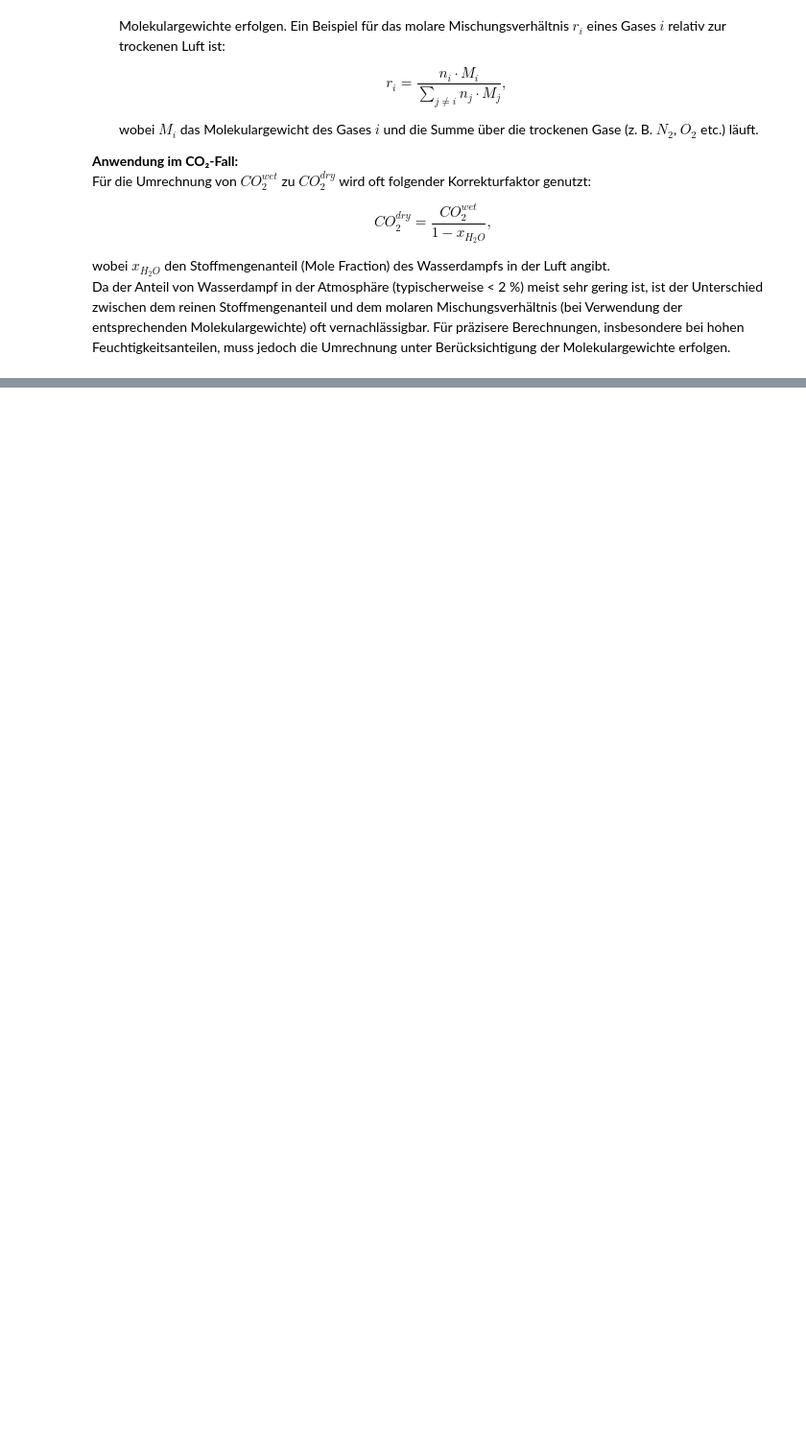
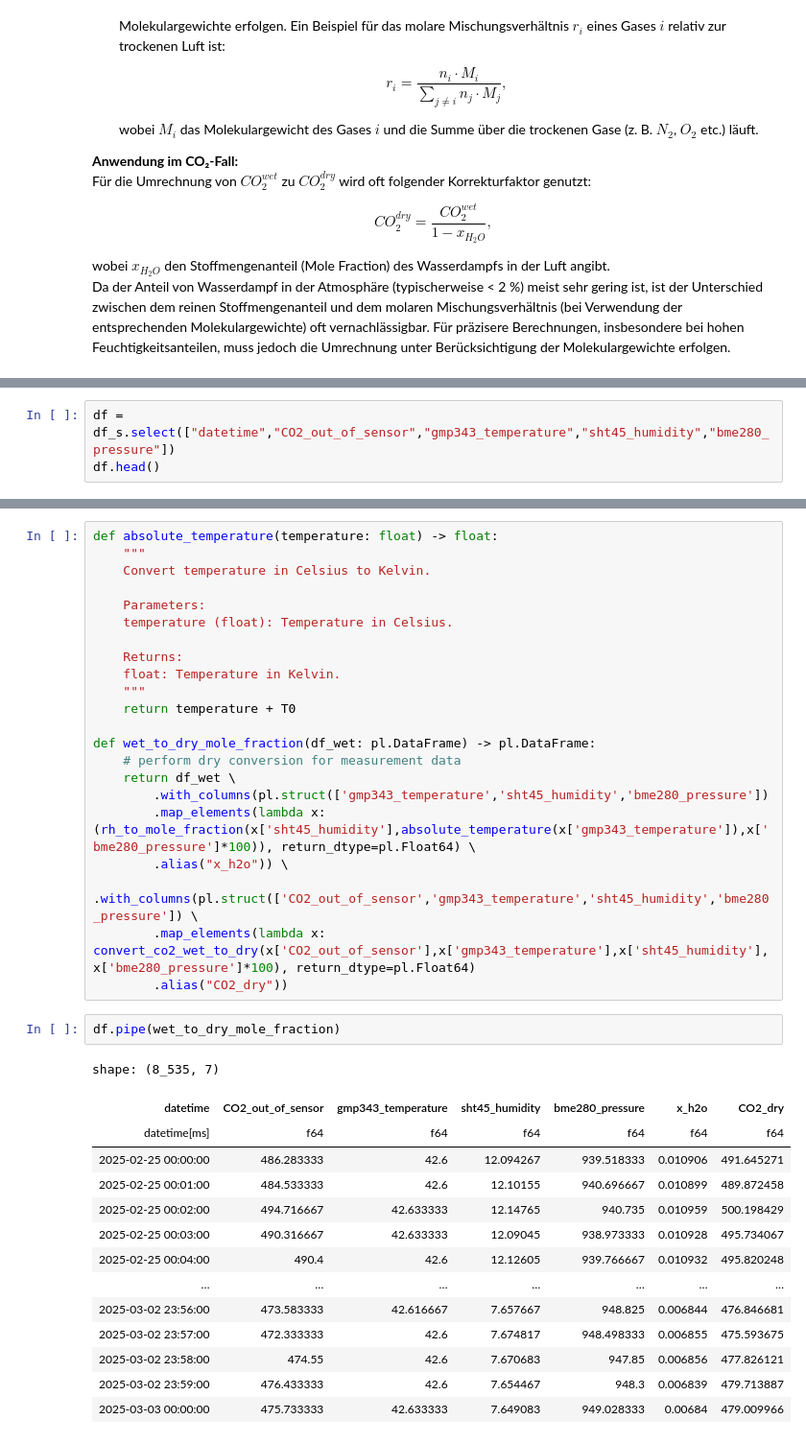
Before and after one commit to tum-esm/HES-2-Praktikum, a Jupyter notebook: notebooks/1_Dilution_Correction.ipynb, the cells around one changed output, grey strips where cells are left out. Shown at 96% size. Saved outputs shown, nothing was run; the diff lists cells and outputs as text; blank space fills up the shorter version.

```diff
--- a/notebooks/1_Dilution_Correction.ipynb
+++ b/notebooks/1_Dilution_Correction.ipynb
@@ -582,0 +561,3 @@ Da der Anteil von Wasserdampf in der Atmosphäre (typischerweise < 2 %) meist se
+# %%
+df = df_s.select(["datetime","CO2_out_of_sensor","gmp343_temperature","sht45_humidity","bme280_pressure"])
+df.head()
@@ -582,0 +573,39 @@ Da der Anteil von Wasserdampf in der Atmosphäre (typischerweise < 2 %) meist se
+# %%
+def absolute_temperature(temperature: float) -> float:
+    """
+    Convert temperature in Celsius to Kelvin.
+
+    Parameters:
+    temperature (float): Temperature in Celsius.
+
+    Returns:
+    float: Temperature in Kelvin.
+    """
+    return temperature + T0
+
+def wet_to_dry_mole_fraction(df_wet: pl.DataFrame) -> pl.DataFrame:
+    # perform dry conversion for measurement data
+    return df_wet \
+        .with_columns(pl.struct(['gmp343_temperature','sht45_humidity','bme280_pressure'])
+        .map_elements(lambda x: (rh_to_mole_fraction(x['sht45_humidity'],absolute_temperature(x['gmp343_temperature']),x['bme280_pressure']*100)), return_dtype=pl.Float64) \
+        .alias("x_h2o")) \
+        .with_columns(pl.struct(['CO2_out_of_sensor','gmp343_temperature','sht45_humidity','bme280_pressure']) \
+        .map_elements(lambda x: convert_co2_wet_to_dry(x['CO2_out_of_sensor'],x['gmp343_temperature'],x['sht45_humidity'],x['bme280_pressure']*100), return_dtype=pl.Float64)
+        .alias("CO2_dry"))
+# %%
+df.pipe(wet_to_dry_mole_fraction)
+# %% [output]
+shape: (8_535, 7)
+| datetime | CO2_out_of_sensor | gmp343_temperature | sht45_humidity | bme280_pressure | x_h2o | CO2_dry |
+| datetime[ms] | f64 | f64 | f64 | f64 | f64 | f64 |
+| 2025-02-25 00:00:00 | 486.283333 | 42.6 | 12.094267 | 939.518333 | 0.010906 | 491.645271 |
+| 2025-02-25 00:01:00 | 484.533333 | 42.6 | 12.10155 | 940.696667 | 0.010899 | 489.872458 |
+| 2025-02-25 00:02:00 | 494.716667 | 42.633333 | 12.14765 | 940.735 | 0.010959 | 500.198429 |
+| 2025-02-25 00:03:00 | 490.316667 | 42.633333 | 12.09045 | 938.973333 | 0.010928 | 495.734067 |
+| 2025-02-25 00:04:00 | 490.4 | 42.6 | 12.12605 | 939.766667 | 0.010932 | 495.820248 |
+| … | … | … | … | … | … | … |
+| 2025-03-02 23:56:00 | 473.583333 | 42.616667 | 7.657667 | 948.825 | 0.006844 | 476.846681 |
+| 2025-03-02 23:57:00 | 472.333333 | 42.6 | 7.674817 | 948.498333 | 0.006855 | 475.593675 |
+| 2025-03-02 23:58:00 | 474.55 | 42.6 | 7.670683 | 947.85 | 0.006856 | 477.826121 |
+| 2025-03-02 23:59:00 | 476.433333 | 42.6 | 7.654467 | 948.3 | 0.006839 | 479.713887 |
+| 2025-03-03 00:00:00 | 475.733333 | 42.633333 | 7.649083 | 949.028333 | 0.00684 | 479.009966 |
```
Also changed, not shown: parts of 6 cells of this notebook.
